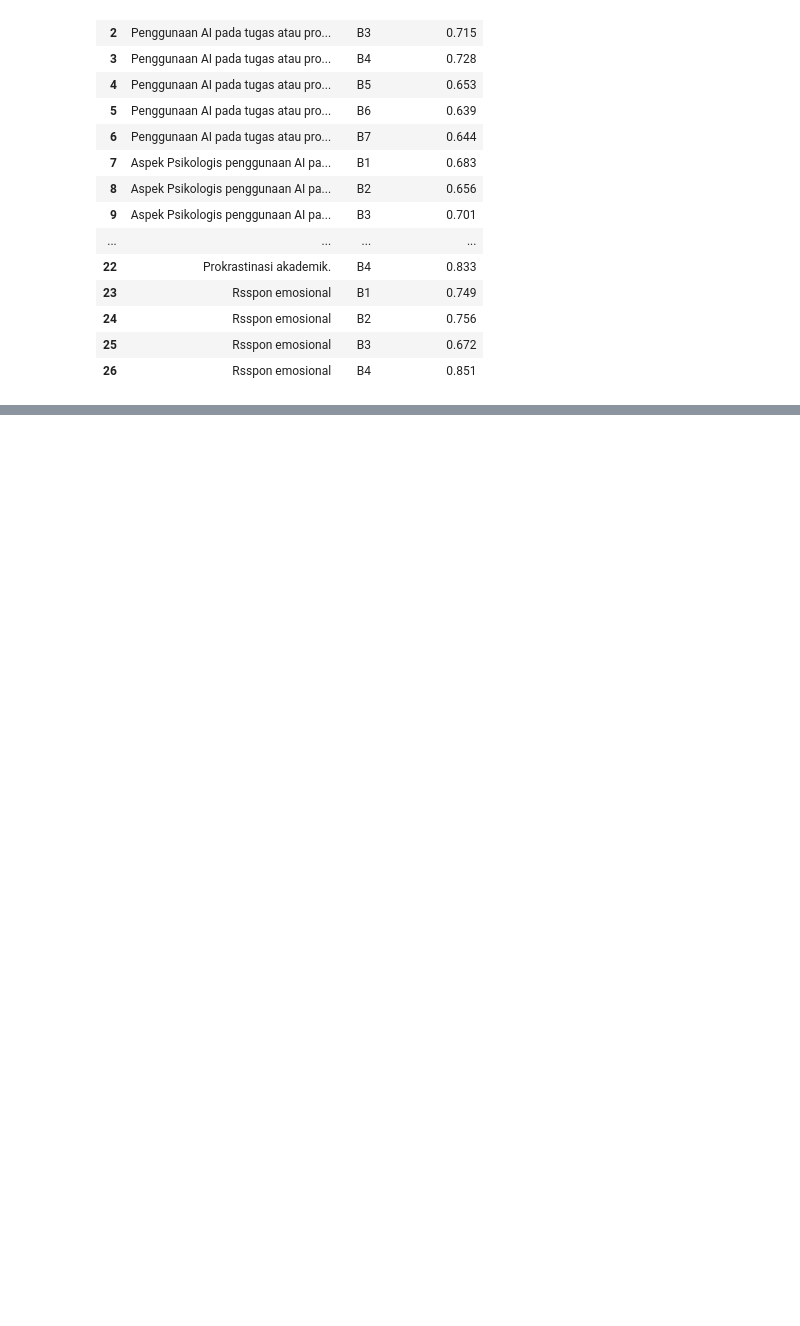
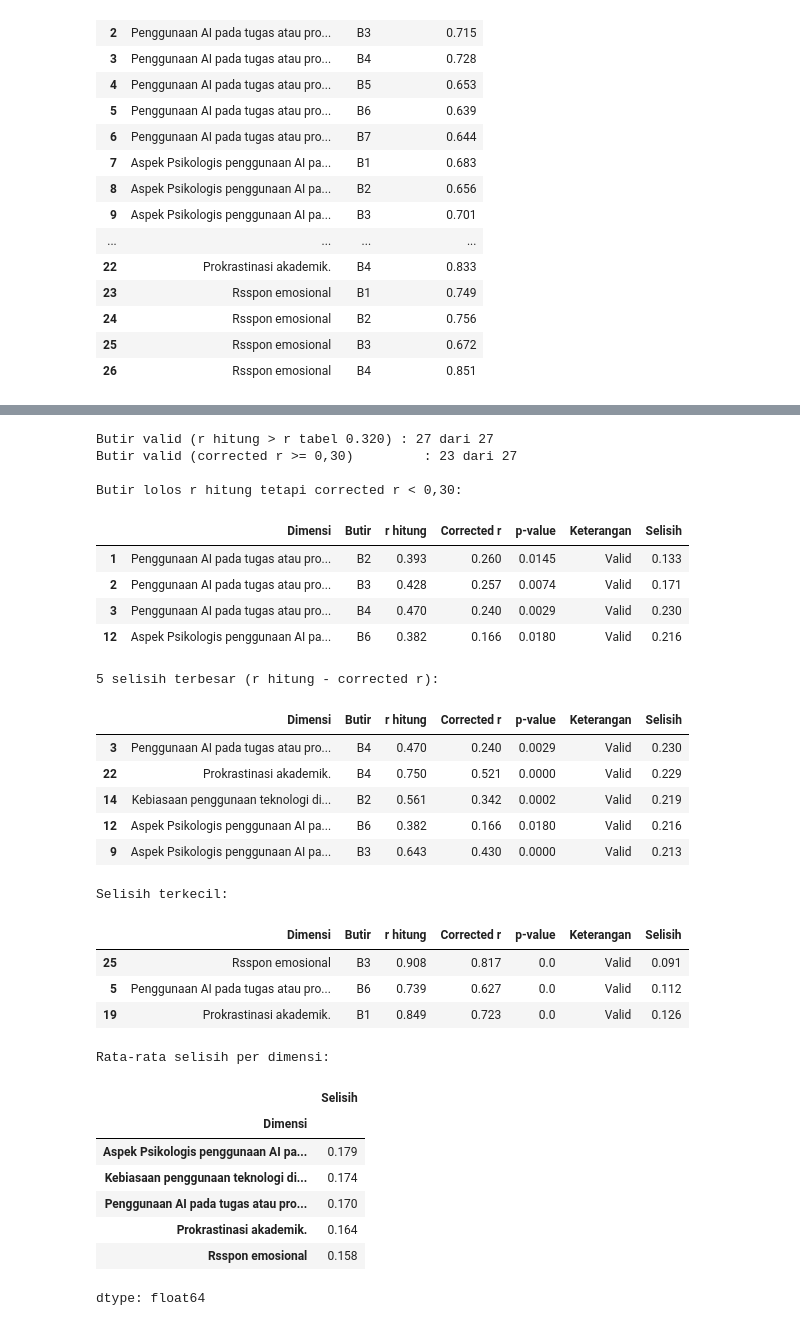
Before and after one commit to Aqilafadilla25/Probstik_AqilaFadila_3TID, a Jupyter notebook: ProbstatUjiKuisoner.ipynb, the cells around one changed output, grey strips where cells are left out. Cells and saved outputs as stored; diff of their text form; code cells hidden in the pictures; blank space fills up the shorter version.

Commit message:
Uji Validitasi dan Reabilitas

```diff
--- a/ProbstatUjiKuisoner.ipynb
+++ b/ProbstatUjiKuisoner.ipynb
@@ -163,0 +186,52 @@ files.download("hasil_uji_validitas_reliabilitas.xlsx")
+# %%
+#LATIHAN 2 - Perbandingan kriteria: r hitung vs corrected r
+tv = tabel_validitas.copy()
+tv["Selisih"] = (tv["r hitung"] - tv["Corrected r"]).round(3)
+
+jml_r = int((tv["r hitung"] > r_tabel).sum())
+jml_cr = int((tv["Corrected r"] >= 0.30).sum())
+print(f"Butir valid (r hitung > r tabel {r_tabel:.3f}) : {jml_r} dari {len(tv)}")
+print(f"Butir valid (corrected r >= 0,30)         : {jml_cr} dari {len(tv)}")
+
+print("\nButir lolos r hitung tetapi corrected r < 0,30:")
+display(tv[(tv["r hitung"] > r_tabel) & (tv["Corrected r"] < 0.30)])
+
+print("\n5 selisih terbesar (r hitung - corrected r):")
+display(tv.sort_values("Selisih", ascending=False).head(5))
+
+print("\nSelisih terkecil:")
+display(tv.sort_values("Selisih").head(3))
+
+print("\nRata-rata selisih per dimensi:")
+display(tv.groupby("Dimensi")["Selisih"].mean().round(3))
+# %% [output]
+Butir valid (r hitung > r tabel 0.320) : 27 dari 27
+Butir valid (corrected r >= 0,30)         : 23 dari 27
+
+Butir lolos r hitung tetapi corrected r < 0,30:
+|  | Dimensi | Butir | r hitung | Corrected r | p-value | Keterangan | Selisih |
+| 1 | Penggunaan AI pada tugas atau pro... | B2 | 0.393 | 0.260 | 0.0145 | Valid | 0.133 |
+| 2 | Penggunaan AI pada tugas atau pro... | B3 | 0.428 | 0.257 | 0.0074 | Valid | 0.171 |
+| 3 | Penggunaan AI pada tugas atau pro... | B4 | 0.470 | 0.240 | 0.0029 | Valid | 0.230 |
+| 12 | Aspek Psikologis penggunaan AI pa... | B6 | 0.382 | 0.166 | 0.0180 | Valid | 0.216 |
+5 selisih terbesar (r hitung - corrected r):
+|  | Dimensi | Butir | r hitung | Corrected r | p-value | Keterangan | Selisih |
+| 3 | Penggunaan AI pada tugas atau pro... | B4 | 0.470 | 0.240 | 0.0029 | Valid | 0.230 |
+| 22 | Prokrastinasi akademik. | B4 | 0.750 | 0.521 | 0.0000 | Valid | 0.229 |
+| 14 | Kebiasaan penggunaan teknologi di... | B2 | 0.561 | 0.342 | 0.0002 | Valid | 0.219 |
+| 12 | Aspek Psikologis penggunaan AI pa... | B6 | 0.382 | 0.166 | 0.0180 | Valid | 0.216 |
+| 9 | Aspek Psikologis penggunaan AI pa... | B3 | 0.643 | 0.430 | 0.0000 | Valid | 0.213 |
+Selisih terkecil:
+|  | Dimensi | Butir | r hitung | Corrected r | p-value | Keterangan | Selisih |
+| 25 | Rsspon emosional | B3 | 0.908 | 0.817 | 0.0 | Valid | 0.091 |
+| 5 | Penggunaan AI pada tugas atau pro... | B6 | 0.739 | 0.627 | 0.0 | Valid | 0.112 |
+| 19 | Prokrastinasi akademik. | B1 | 0.849 | 0.723 | 0.0 | Valid | 0.126 |
+Rata-rata selisih per dimensi:
+|  | Selisih |
+| Dimensi |  |
+| Aspek Psikologis penggunaan AI pa... | 0.179 |
+| Kebiasaan penggunaan teknologi di... | 0.174 |
+| Penggunaan AI pada tugas atau pro... | 0.170 |
+| Prokrastinasi akademik. | 0.164 |
+| Rsspon emosional | 0.158 |
+dtype: float64
```
Also changed, not shown: parts of 5 cells of this notebook.
